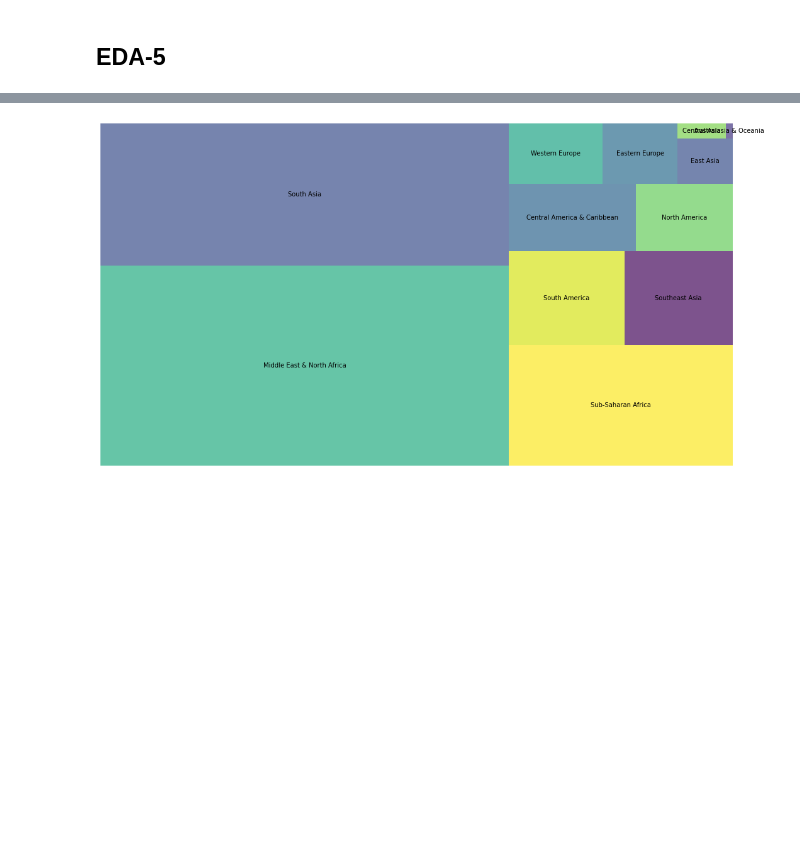
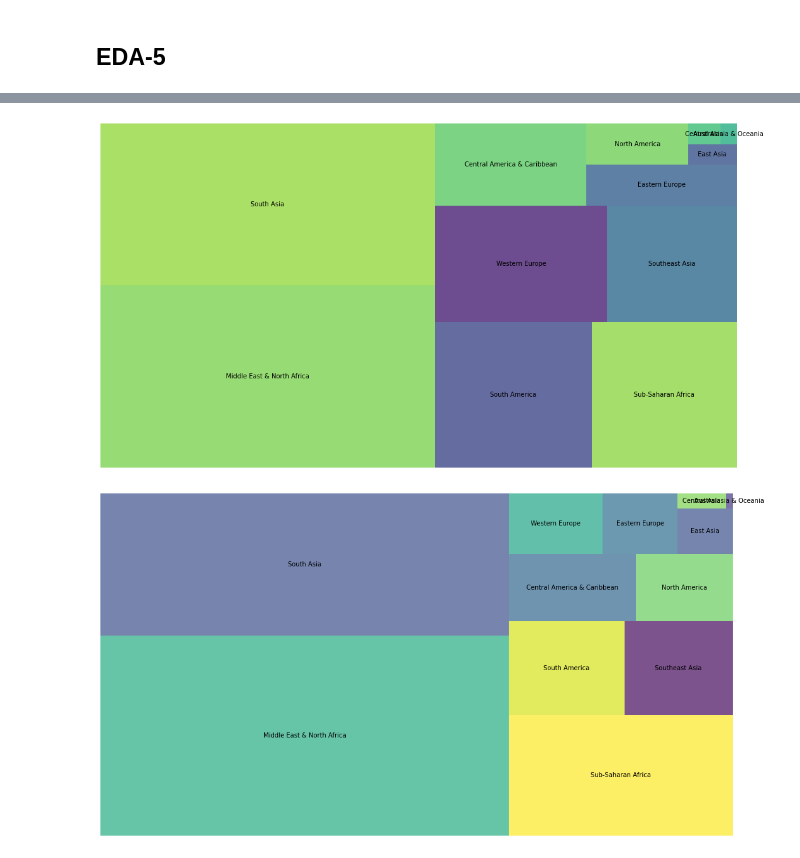
Before and after one commit to vak1997/Global-Terrorism, a Jupyter notebook: Global_Terrorism_Analysis_Capstone_Project.ipynb, the cells around one changed output, grey strips where cells are left out. Drawn from its saved outputs; the diff is of its cells as text; code cells hidden in the pictures; blank space fills up the shorter version.

```diff
--- a/Global_Terrorism_Analysis_Capstone_Project.ipynb
+++ b/Global_Terrorism_Analysis_Capstone_Project.ipynb
@@ -502,3 +502,7 @@ Inference:
 *   Karachi is second highest attacked city, it is largest city of second highest attacked country Pakistan
 # %% [markdown]
 ## **EDA-5**
+# %%
+#creating region based attack counts
+Region_attack=terrorism_df['Region'].value_counts().reset_index()
+Region_attack
@@ -505,3 +523,12 @@ Inference:
+# %%
+# showing tree map based on region wise attacks using squarify
+fig = plt.gcf()
+fig.set_size_inches(18, 10)
+squarify.plot(sizes=Region_attack['Region'],label=Region_attack['index'], alpha=.8)
+plt.axis('off')
+plt.show()
+# %% [output]
+[figure, added]
 # %%
 # creating data frame region based casualities
 Region=terrorism_df.groupby(['Region']).agg({'Casualities':'sum'}).reset_index()
```
Also changed, not shown: parts of 20 cells of this notebook.
